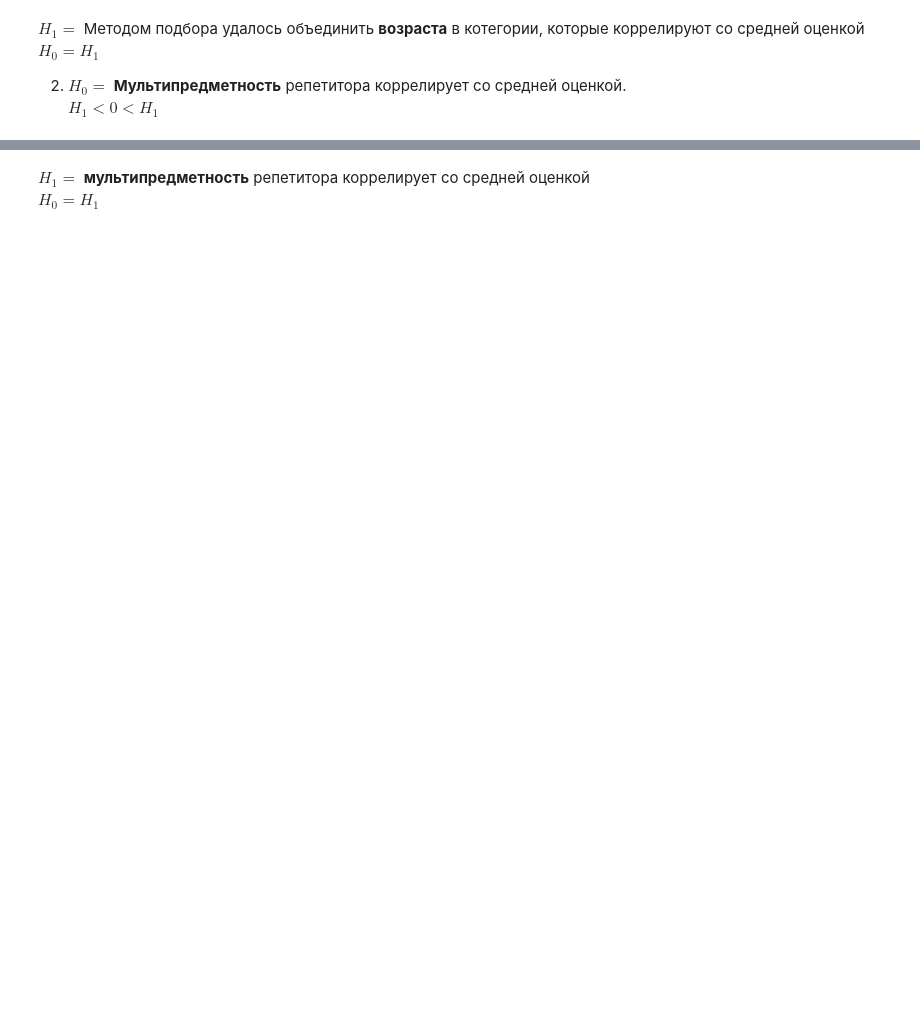
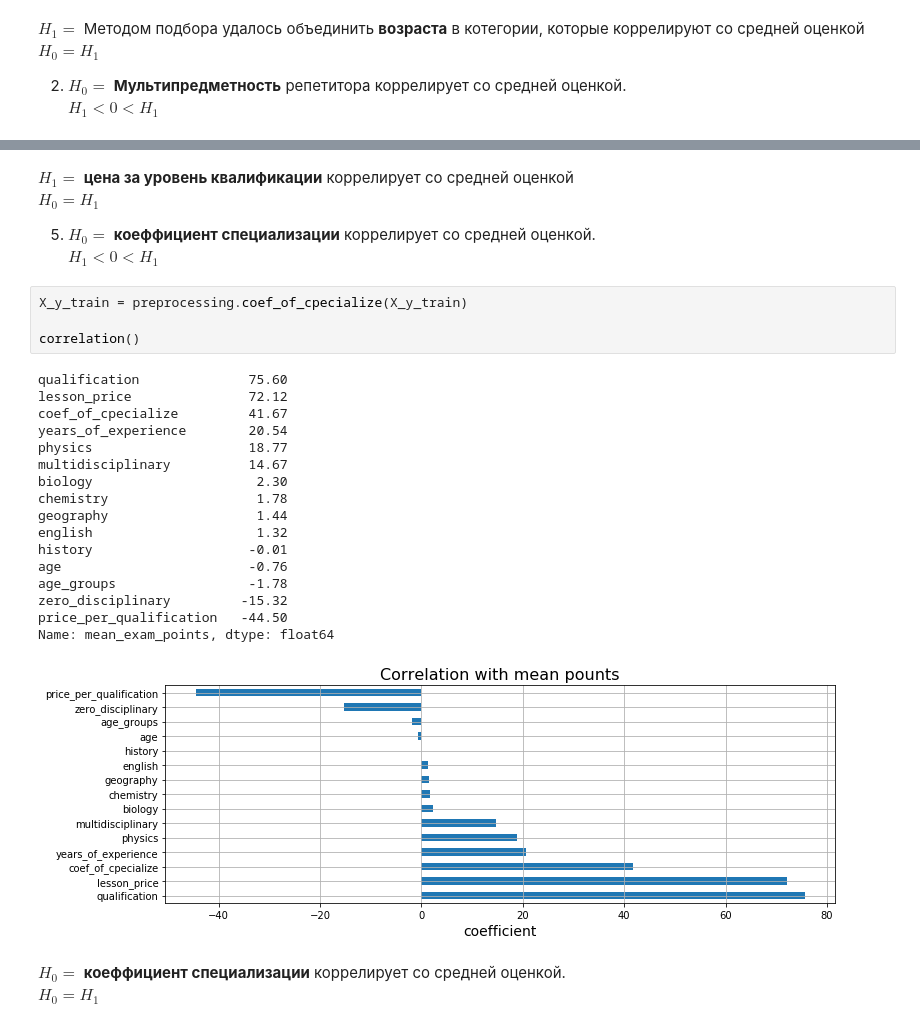
Before and after one commit to Yegor9151/Data_analysis_algorithms, a Jupyter notebook: Course project/Tutors - expected math exam results.ipynb, the cells around one changed output, grey strips where cells are left out. Cells and saved outputs as stored; diff of their text form; blank space fills up the shorter version.

```diff
--- a/Course project/Tutors - expected math exam results.ipynb
+++ b/Course project/Tutors - expected math exam results.ipynb
@@ -373,3 +469,31 @@ Name: mean_exam_points, dtype: float64
+# %% [markdown]
+$H_1 = $ __цена за уровень квалификации__ коррелирует со средней оценкой<br>
+$H_0 = H_1$
+
+5) $H_0 =$ __коеффициент специализации__ коррелирует со средней оценкой.<br>
+$H_1 < 0 < H_1$
+# %%
+X_y_train = preprocessing.coef_of_cpecialize(X_y_train)
+
+correlation()
+# %% [output]
+qualification              75.60
+lesson_price               72.12
+coef_of_cpecialize         41.67
+years_of_experience        20.54
+physics                    18.77
+multidisciplinary          14.67
+biology                     2.30
+chemistry                   1.78
+geography                   1.44
+english                     1.32
+history                    -0.01
+age                        -0.76
+age_groups                 -1.78
+zero_disciplinary         -15.32
+price_per_qualification   -44.50
+Name: mean_exam_points, dtype: float64
+[figure, added]
 # %% [markdown]
-$H_1 = $ __мультипредметность__ репетитора коррелирует со средней оценкой<br>
+$H_0 =$ __коеффициент специализации__ коррелирует со средней оценкой.<br>
 $H_0 = H_1$
```
Also changed, not shown: parts of 61 cells of this notebook, 1 other file.
